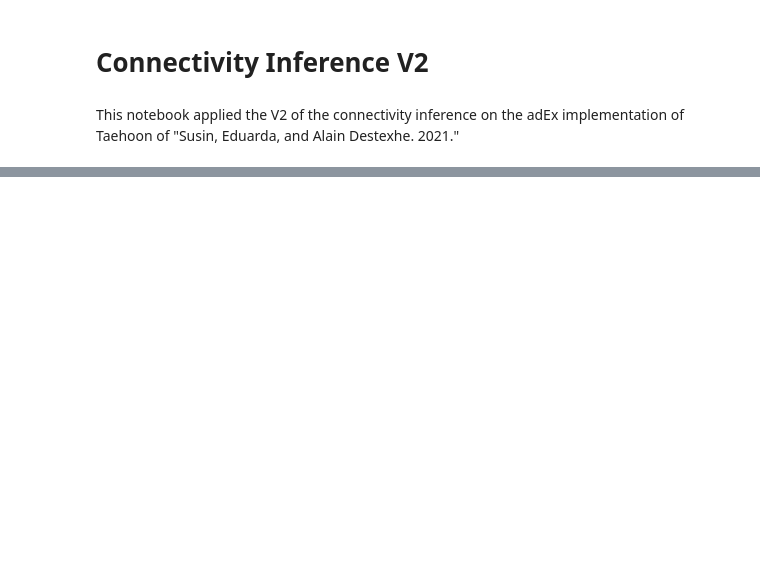
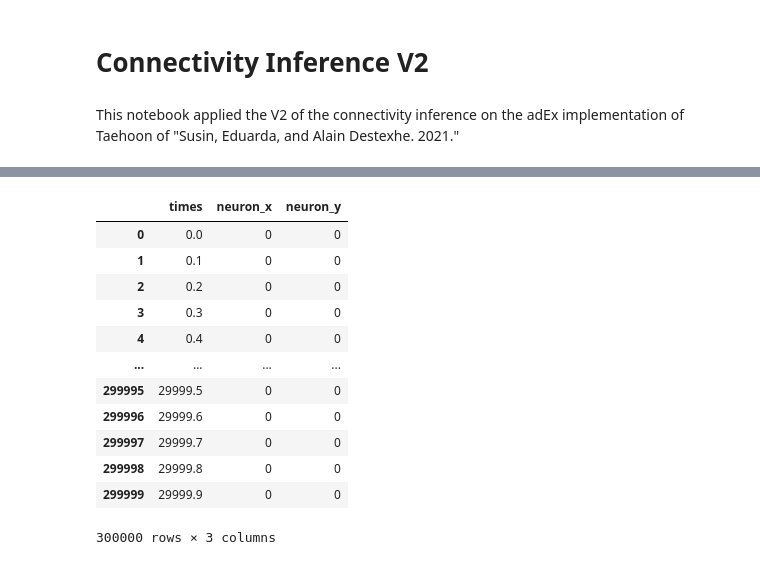
Before and after one commit to gordonkoehn/nexus, a Jupyter notebook: conInf/confInfV2_TH_week08.ipynb, the cells around one changed output, grey strips where cells are left out. Drawn from its saved outputs; the diff is of its cells as text; code cells hidden in the pictures; blank space fills up the shorter version.

Commit message:
Tinker to get Cross-Correlation Histogram working - [Failed]

```diff
--- a/conInf/confInfV2_TH_week08.ipynb
+++ b/conInf/confInfV2_TH_week08.ipynb
@@ -102,3 +103,53 @@ pyplot.show()
 [interactive output not drawn]
 [interactive output not drawn]
 [interactive output not drawn]
+# %%
+#### Cross-Correlation Histogram ###
+
+# select neurons to correlate - currently excitory only
+id_x = 2
+id_y = 4
+
+#### get timestamps of spikes of neuron x and y
+ii_x = np.where(result['ex_idx'] == id_x)
+ii_y = np.where(result['ex_idx'] == id_y)
+
+time_x = numpy.around(result['ex_time'][ii_x],1)
+time_y = numpy.around(result['ex_time'][ii_y],1)
+
+#make pandas array of timeseries for both neurons
+dt = 0.1 # ms
+
+times = numpy.arange(0,params['sim_time']*1000,dt)
+
+column_values = [ 'times']
+
+
+# creating the dataframe
+df = pd.DataFrame(data = times,
+                  #index = index_values,
+                  columns = column_values)
+
+df['neuron_x'] = 0
+df['neuron_y'] = 0
+
+# Applying the condition -  set fire neurons to true
+df.loc[[x in time_x for x in df['times']], "neuron_x"] = 1
+df.loc[[x in time_y for x in df['times']], "neuron_y"] = 1
+
+# show data frame
+df
+# %% [output]
+|  | times | neuron_x | neuron_y |
+| 0 | 0.0 | 0 | 0 |
+| 1 | 0.1 | 0 | 0 |
+| 2 | 0.2 | 0 | 0 |
+| 3 | 0.3 | 0 | 0 |
+| 4 | 0.4 | 0 | 0 |
+| ... | ... | ... | ... |
+| 299995 | 29999.5 | 0 | 0 |
+| 299996 | 29999.6 | 0 | 0 |
+| 299997 | 29999.7 | 0 | 0 |
+| 299998 | 29999.8 | 0 | 0 |
+| 299999 | 29999.9 | 0 | 0 |
+300000 rows × 3 columns
```
Also changed, not shown: parts of 4 cells of this notebook, 1 other file.
